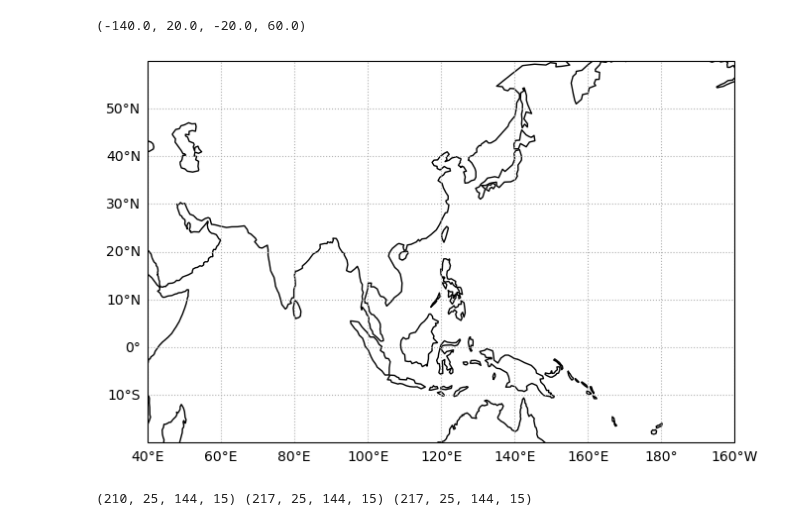
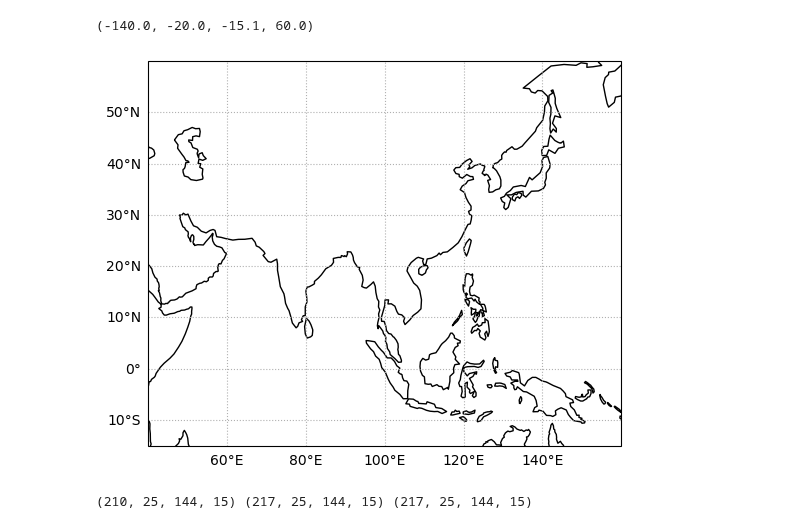
Before and after one commit to Yuumae1/machine_learning, a Jupyter notebook: notebook/saliency_map.ipynb, the cells around one changed output. Saved outputs shown, nothing was run; the diff lists cells and outputs as text; code cells hidden in the pictures.

```diff
--- a/notebook/saliency_map.ipynb
+++ b/notebook/saliency_map.ipynb
@@ -25,23 +25,24 @@ To enable the following instructions: AVX2 AVX512F FMA, in other operations, reb
 # %%
 fig = plt.figure(figsize=(12,5))
 ax=fig.add_subplot(1,1,1, projection=ccrs.PlateCarree(central_longitude=180))
 # 上下の余白を調整
 plt.subplots_adjust(hspace=0)
 ax.set_extent([-180, 180, -30, 30], crs=ccrs.PlateCarree())
 gl = ax.gridlines(crs=ccrs.PlateCarree(), draw_labels=True, linestyle='dotted')
 gl.top_labels = False     # 上部の経度のラベルを消去
+gl.right_labels = False     # 上部の経度のラベルを消去
 gl.xlocator = mticker.FixedLocator(np.arange(-180, 180, 20)) # 経度線
 gl.ylocator = mticker.FixedLocator(np.arange(-30, 90, 10)) # 緯度線
 ax.coastlines()
 ax.set_aspect(1.3)
 
 lon = np.linspace(0, 360, 144)
 lat = np.linspace(30, -30, 25)
 
-ax.axis((-140, 20, -20, 60))
+ax.axis((-140, -20, -15.1, 60))
 # %% [output]
-(-140.0, 20.0, -20.0, 60.0)
+(-140.0, -20.0, -15.1, 60.0)
-[figure, old version]
+[figure, new version]
 # %%
 grads6 = data6['grads']
 grads7 = data7['grads']
```
Also changed, not shown: parts of 1 cell of this notebook, 4 other files.
